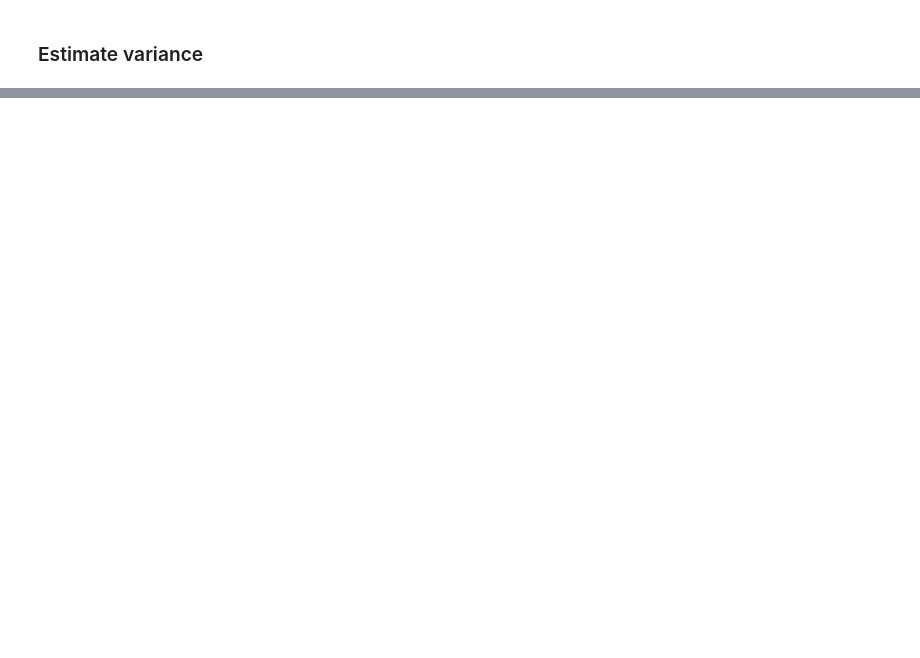
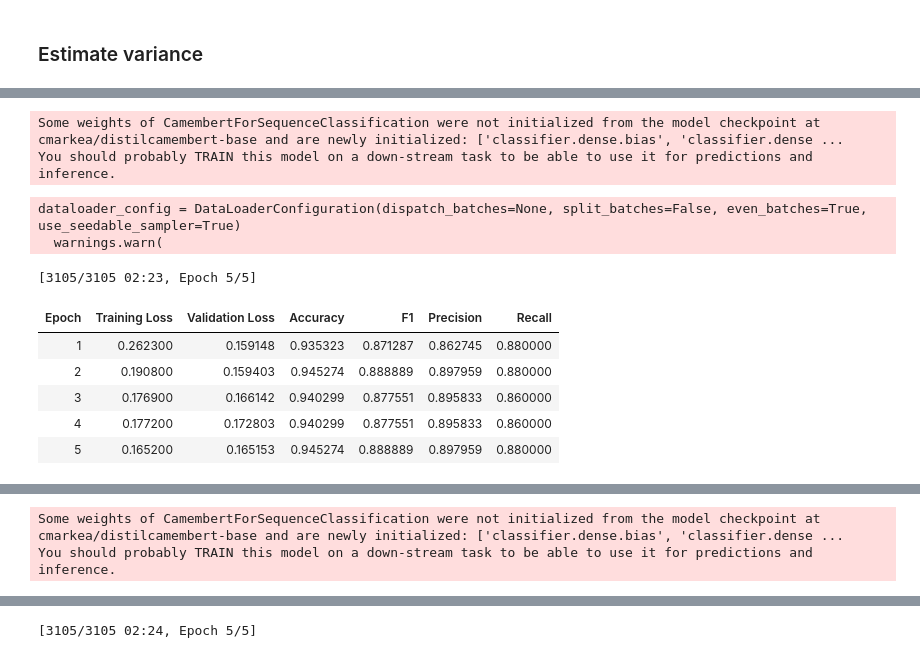
Before and after one commit to meilame-tayebjee/NLP-Projet, a Jupyter notebook: exp.ipynb, the cells around one changed output, grey strips where cells are left out. Cells and saved outputs as stored; diff of their text form; code cells hidden in the pictures; blank space fills up the shorter version.

```diff
--- a/exp.ipynb
+++ b/exp.ipynb
@@ -257,0 +346,77 @@ full_res
+# %%
+str = "cmarkea/distilcamembert-base"
+
+dataset = Dataset.from_pandas(df)
+
+tokenizer = AutoTokenizer.from_pretrained(str)
+
+
+def preprocess_function(examples, batched = True):
+    return tokenizer(examples["text"], truncation=True)
+
+
+id2label = {0: "NEGATIVE", 1: "POSITIVE"}
+label2id = {"NEGATIVE": 0, "POSITIVE": 1}
+
+training_args = TrainingArguments(
+    output_dir="distilbert",
+    learning_rate=8e-6,
+    per_device_train_batch_size=32,
+    per_device_eval_batch_size=16,
+    num_train_epochs=5,
+    weight_decay=0.05,
+    evaluation_strategy="epoch",
+    save_strategy="no",
+    fp16 = True)
+
+all_test_metrics = []
+
+df = pd.read_csv('entities.csv', sep=',')
+df.rename(columns={'chef':'label', 'texte':'text'}, inplace=True)
+df.label = df.label.astype('int')
+
+skf = StratifiedKFold(n_splits=5, shuffle=True, random_state=42)
+dataset = Dataset.from_pandas(df)
+for i, (train_index, test_index) in enumerate(skf.split(df.text, df.label)):
+    dataset_train = dataset.select(train_index)
+    dataset_test = dataset.select(test_index)
+    dataset_train_val = dataset_train.train_test_split(0.01, seed=42)
+    split_dataset = DatasetDict({
+        'train': dataset_train_val['train'],
+        'valid': dataset_train_val['test'],
+        'test': dataset_test
+    })
+
+    cv_model = AutoModelForSequenceClassification.from_pretrained(
+    str, num_labels=2, id2label=id2label, label2id=label2id).to(device)
+
+    tokenized_text = split_dataset.map(preprocess_function, batched=True)
+
+    trainer = Trainer(
+        model=cv_model,
+        args=training_args,
+        train_dataset=tokenized_text["train"],
+        eval_dataset=tokenized_text["valid"],
+        tokenizer=tokenizer,
+        compute_metrics=compute_metrics,
+    )
+
+    trainer.train()
+
+    #Evaluate on test set
+    predictions = trainer.predict(tokenized_text["test"])
+    print("FOLD ", i)
+    print(predictions.metrics)
+    all_test_metrics.append(predictions.metrics)
+# %% [output]
+Some weights of CamembertForSequenceClassification were not initialized from the model checkpoint at cmarkea/distilcamembert-base and are newly initialized: ['classifier.dense.bias', 'classifier.dense ...
+You should probably TRAIN this model on a down-stream task to be able to use it for predictions and inference.
+dataloader_config = DataLoaderConfiguration(dispatch_batches=None, split_batches=False, even_batches=True, use_seedable_sampler=True)
+  warnings.warn(
+[3105/3105 02:23, Epoch 5/5]
+| Epoch | Training Loss | Validation Loss | Accuracy | F1 | Precision | Recall |
+| 1 | 0.262300 | 0.159148 | 0.935323 | 0.871287 | 0.862745 | 0.880000 |
+| 2 | 0.190800 | 0.159403 | 0.945274 | 0.888889 | 0.897959 | 0.880000 |
+| 3 | 0.176900 | 0.166142 | 0.940299 | 0.877551 | 0.895833 | 0.860000 |
+| 4 | 0.177200 | 0.172803 | 0.940299 | 0.877551 | 0.895833 | 0.860000 |
+| 5 | 0.165200 | 0.165153 | 0.945274 | 0.888889 | 0.897959 | 0.880000 |
@@ -257,0 +424,2 @@ full_res
+Some weights of CamembertForSequenceClassification were not initialized from the model checkpoint at cmarkea/distilcamembert-base and are newly initialized: ['classifier.dense.bias', 'classifier.dense ...
+You should probably TRAIN this model on a down-stream task to be able to use it for predictions and inference.
@@ -257,0 +430 @@ full_res
+[3105/3105 02:24, Epoch 5/5]
```
Also changed, not shown: parts of 26 cells of this notebook, 3 other files.
